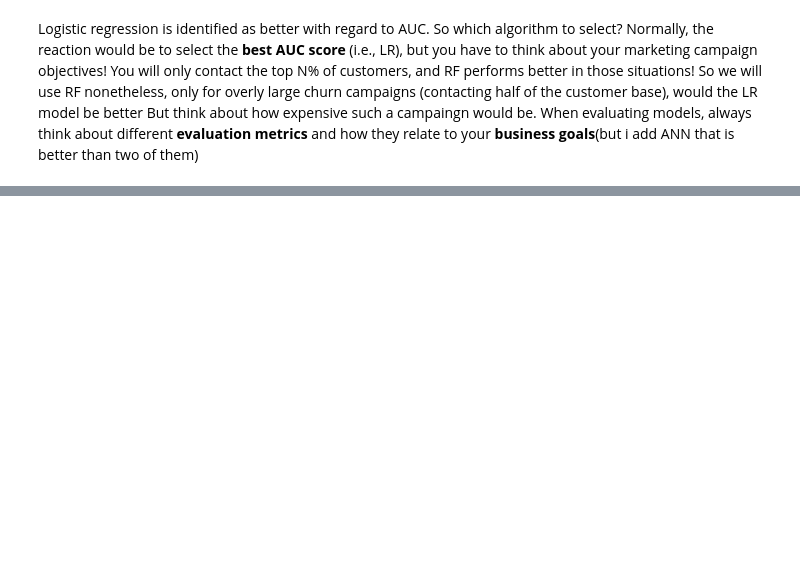
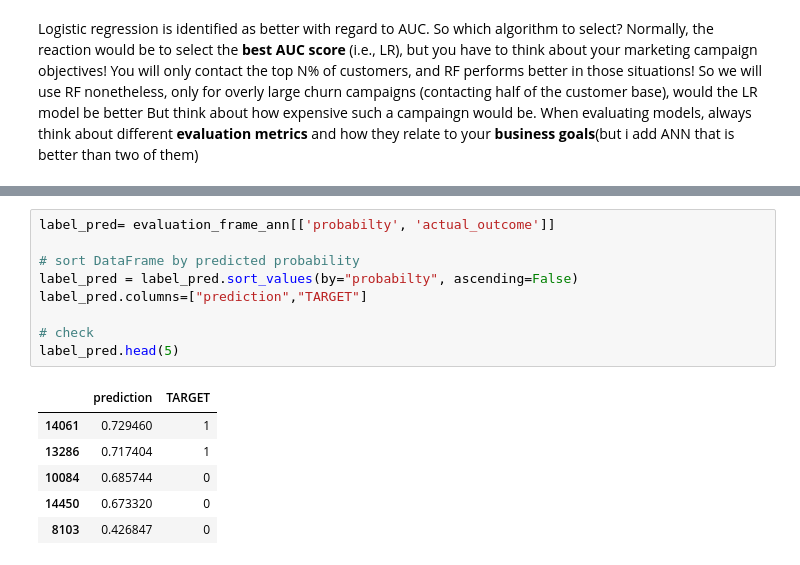
Before and after one commit to melikaabedikoupaei/churn_prediction, a Jupyter notebook: Churn_Case.ipynb, the cells around one changed output, grey strips where cells are left out. Drawn from its saved outputs; the diff is of its cells as text; blank space fills up the shorter version.

```diff
--- a/Churn_Case.ipynb
+++ b/Churn_Case.ipynb
@@ -1420,0 +1308,16 @@ shap.force_plot(explainer.expected_value[1], shap_values_spec[1], chosen_instanc
+# %%
+label_pred= evaluation_frame_ann[['probabilty', 'actual_outcome']]
+
+# sort DataFrame by predicted probability
+label_pred = label_pred.sort_values(by="probabilty", ascending=False)
+label_pred.columns=["prediction","TARGET"]
+
+# check
+label_pred.head(5)
+# %% [output]
+|  | prediction | TARGET |
+| 14061 | 0.729460 | 1 |
+| 13286 | 0.717404 | 1 |
+| 10084 | 0.685744 | 0 |
+| 14450 | 0.673320 | 0 |
+| 8103 | 0.426847 | 0 |
```
Also changed, not shown: parts of 38 cells of this notebook.
